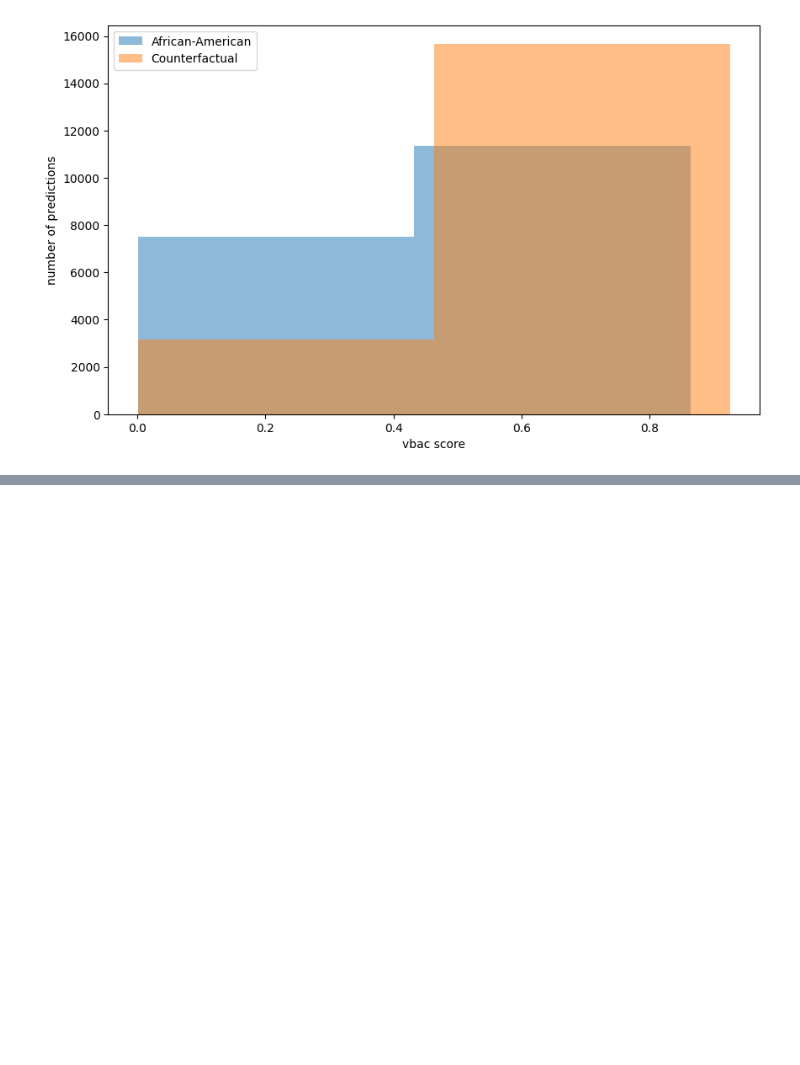
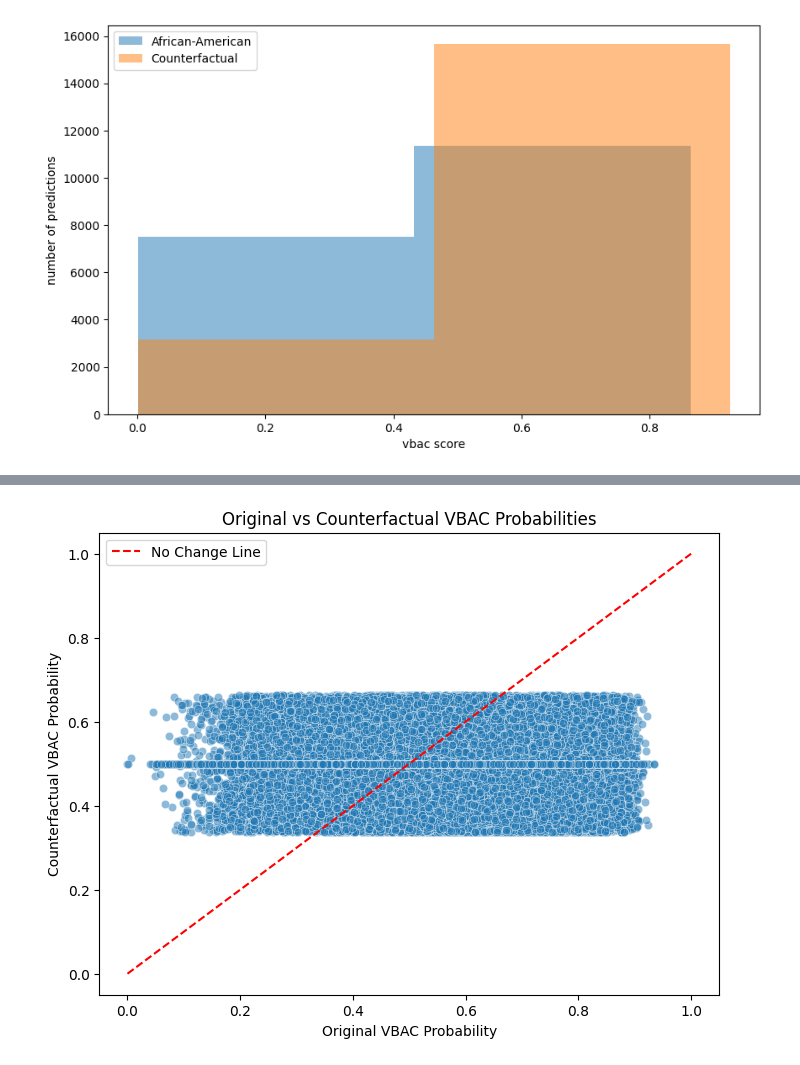
Before and after one commit to chess10kp/compass, a Jupyter notebook: vbac.ipynb, the cells around one changed output, grey strips where cells are left out. Cells and saved outputs as stored; diff of their text form; code cells hidden in the pictures; blank space fills up the shorter version.

```diff
--- a/vbac.ipynb
+++ b/vbac.ipynb
@@ -386,0 +598,35 @@ plt.show()
+# %%
+cf_df = counterfactual_vbac(
+    X_copy,
+    model=model,
+    threshold=0.5,
+    numeric_features=['MOTHERS_AGE', 'BMI']
+)
+# %%
+import matplotlib.pyplot as plt
+import seaborn as sns
+
+X_copy["pred"] = X_copy.apply(model, axis=1)
+# Assuming df['vbac_probability'] = original predictions
+# and cf_df['cf_probability'] = counterfactual predictions (aligned by index)
+comparison_df = pd.DataFrame({
+    'Original': X_copy['pred'],
+    'Counterfactual': cf_df['cf_probability']
+})
+
+plt.figure(figsize=(8, 6))
+sns.scatterplot(
+    data=comparison_df,
+    x='Original',
+    y='Counterfactual',
+    alpha=0.5
+)
+
+plt.plot([0, 1], [0, 1], 'r--', label='No Change Line')
+plt.xlabel('Original VBAC Probability')
+plt.ylabel('Counterfactual VBAC Probability')
+plt.title('Original vs Counterfactual VBAC Probabilities')
+plt.legend()
+plt.show()
+# %% [output]
+[figure, added]
```
Also changed, not shown: parts of 11 cells of this notebook.
